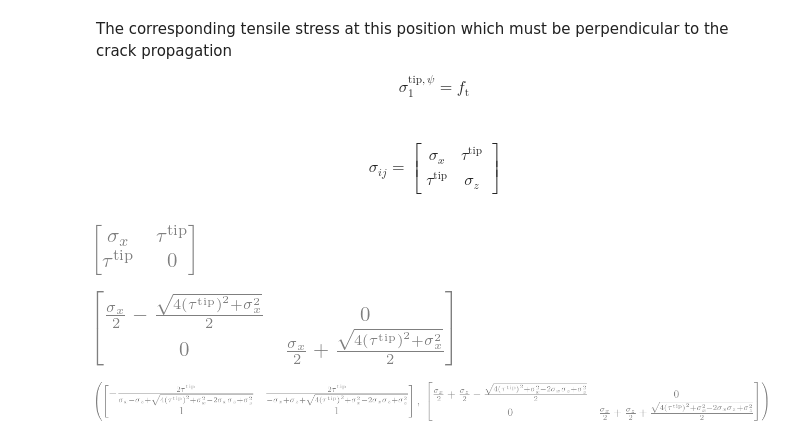
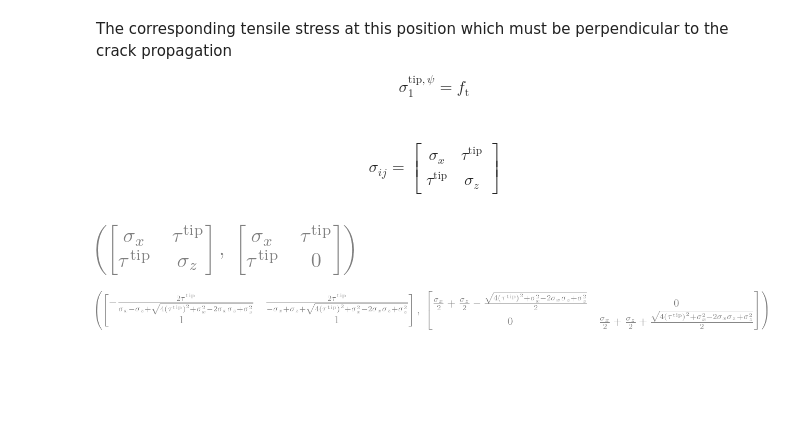
Before and after one commit to bmcs-group/bmcs_shear_zone, a Jupyter notebook: bmcs_shear/shear_crack/crack_tip_orientation.ipynb, the cells around one changed output. Drawn from its saved outputs; the diff is of its cells as text; code cells hidden in the pictures; blank space fills up the shorter version.

```diff
--- a/bmcs_shear/shear_crack/crack_tip_orientation.ipynb
+++ b/bmcs_shear/shear_crack/crack_tip_orientation.ipynb
@@ -43,16 +43,13 @@ f_ct = sp.Symbol('f_{\mathrm{ct}}', nonnegative=True)
 # %%
 sigma_xz = sp.Matrix([[sigma_x, tau_tip],
                      [tau_tip, sigma_z]])
 sigma_x0 = sigma_xz.subs(sigma_z,0)
-sigma_x0
+sigma_xz, sigma_x0
 # %% [output]
-[figure, old version]
+[figure, new version]
 # %%
 P_xz, D_xz = sigma_xz.diagonalize()
 P_x0, D_x0 = P_xz.subs(sigma_z,0), D_xz.subs(sigma_z,0)
-D_x0
-# %% [output]
-[figure, removed]
 # %%
 P_xz, D_xz
 # %% [output]
```
Also changed, not shown: parts of 6 cells of this notebook, 6 other files.
